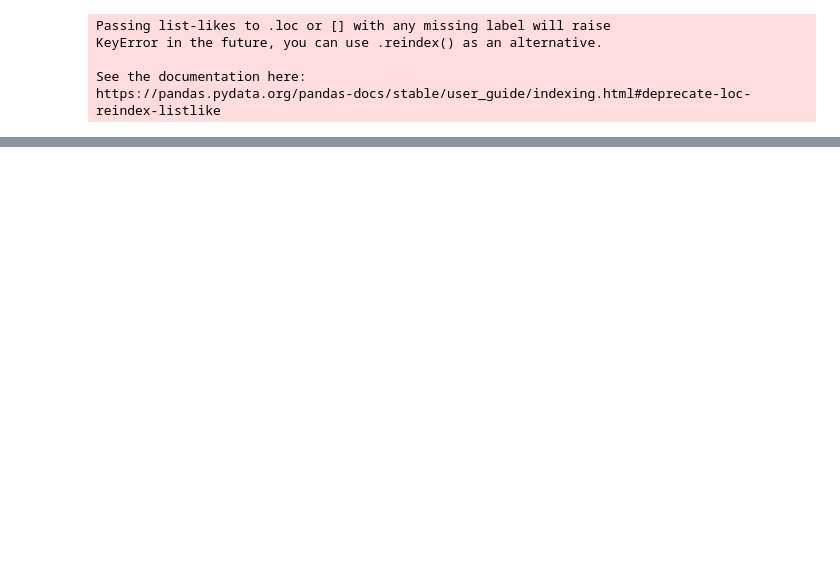
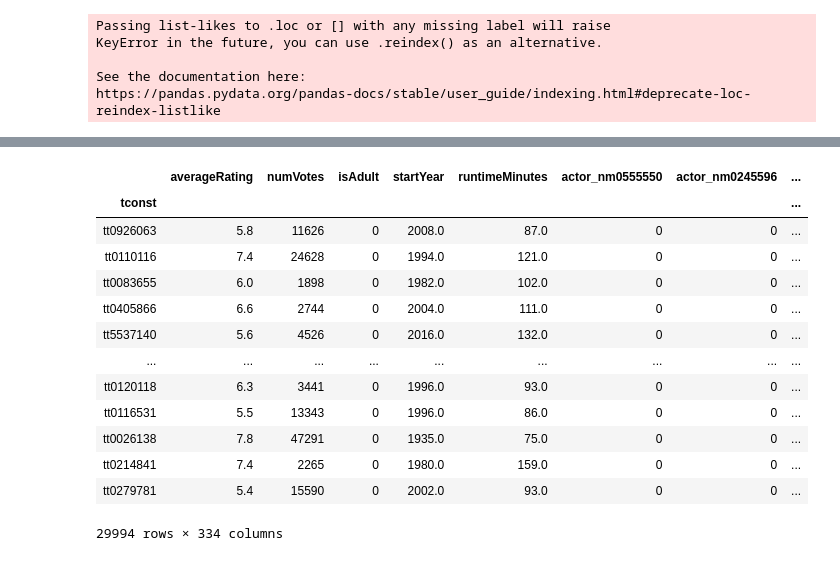
Before and after one commit to kennedyry/DS4400-Final-Project, a Jupyter notebook: DataCleaning.ipynb, the cells around one changed output, grey strips where cells are left out. Saved outputs shown, nothing was run; the diff lists cells and outputs as text; code cells hidden in the pictures; blank space fills up the shorter version.

```diff
--- a/DataCleaning.ipynb
+++ b/DataCleaning.ipynb
@@ -342,0 +424,20 @@ final_df
+# %%
+# Finally, encode the following columns
+for col in ['genres', 'directors', 'writers']:
+    final_df = encode_column(final_df, col)
+final_df
+# %% [output]
+|  | averageRating | numVotes | isAdult | startYear | runtimeMinutes | actor_nm0555550 | actor_nm0245596 | ... |
+| tconst |  |  |  |  |  |  |  | ... |
+| tt0926063 | 5.8 | 11626 | 0 | 2008.0 | 87.0 | 0 | 0 | ... |
+| tt0110116 | 7.4 | 24628 | 0 | 1994.0 | 121.0 | 0 | 0 | ... |
+| tt0083655 | 6.0 | 1898 | 0 | 1982.0 | 102.0 | 0 | 0 | ... |
+| tt0405866 | 6.6 | 2744 | 0 | 2004.0 | 111.0 | 0 | 0 | ... |
+| tt5537140 | 5.6 | 4526 | 0 | 2016.0 | 132.0 | 0 | 0 | ... |
+| ... | ... | ... | ... | ... | ... | ... | ... | ... |
+| tt0120118 | 6.3 | 3441 | 0 | 1996.0 | 93.0 | 0 | 0 | ... |
+| tt0116531 | 5.5 | 13343 | 0 | 1996.0 | 86.0 | 0 | 0 | ... |
+| tt0026138 | 7.8 | 47291 | 0 | 1935.0 | 75.0 | 0 | 0 | ... |
+| tt0214841 | 7.4 | 2265 | 0 | 1980.0 | 159.0 | 0 | 0 | ... |
+| tt0279781 | 5.4 | 15590 | 0 | 2002.0 | 93.0 | 0 | 0 | ... |
+29994 rows × 334 columns
```
Also changed, not shown: parts of 17 cells of this notebook, 1 other file.
